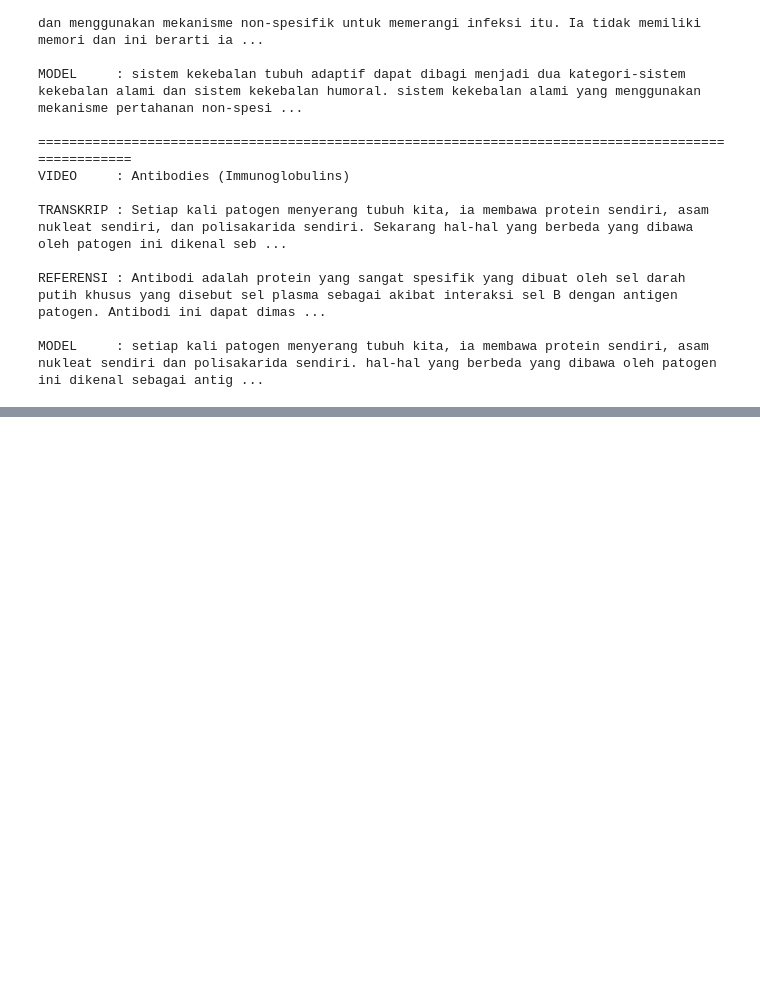
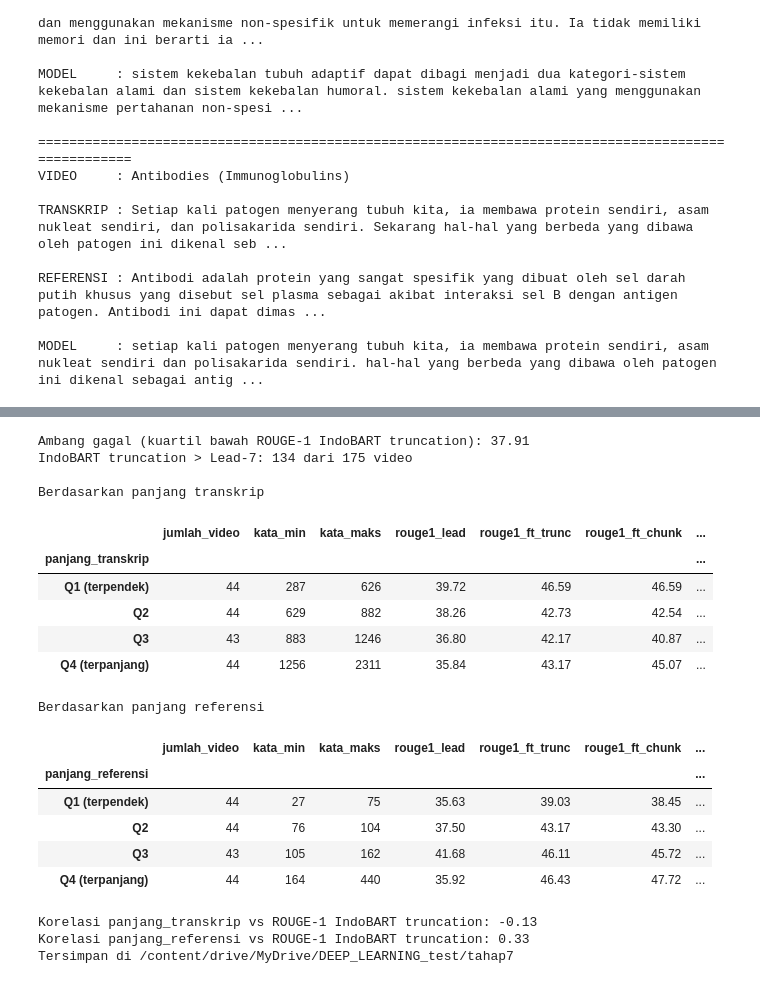
Before and after one commit to IRay3477/Pengembangan-Model-Deep-Learning-dan-Implementasi-API, a Jupyter notebook: Deep_Learning_Peringkasan_Otomatis_Video_Kuliah_Bahasa_Indonesia.ipynb, the cells around one changed output, grey strips where cells are left out. Cells and saved outputs as stored; diff of their text form; code cells hidden in the pictures; blank space fills up the shorter version.

```diff
--- a/Deep_Learning_Peringkasan_Otomatis_Video_Kuliah_Bahasa_Indonesia.ipynb
+++ b/Deep_Learning_Peringkasan_Otomatis_Video_Kuliah_Bahasa_Indonesia.ipynb
@@ -2332,0 +2565,73 @@ MODEL     : setiap kali patogen menyerang tubuh kita, ia membawa protein sendiri
+# %%
+metode_per_video = {
+    'lead': ('Baseline', f'Lead-{k_lead}'),
+    'ft_trunc': ('Fine-tuned', 'IndoBART-v2 (truncation)'),
+    'ft_chunk': ('Fine-tuned', 'IndoBART-v2 (chunk-and-summarize)'),
+}
+
+skor_per_video = pd.DataFrame({
+    'Video Name': data_test['Video Name'].values,
+    'panjang_transkrip': [len(teks.split()) for teks in transkrip_test],
+    'panjang_referensi': [len(teks.split()) for teks in referensi_test],
+})
+for nama_kolom, kunci in metode_per_video.items():
+    skor_per_video[f'rouge1_{nama_kolom}'] = [penilai_rouge.score(referensi, str(prediksi))['rouge1'].fmeasure * 100
+                                              for prediksi, referensi in zip(daftar_prediksi_test[kunci].fillna(''), referensi_test)]
+
+ambang_gagal = skor_per_video['rouge1_ft_trunc'].quantile(0.25)
+skor_per_video['gagal'] = skor_per_video['rouge1_ft_trunc'] < ambang_gagal
+print(f'Ambang gagal (kuartil bawah ROUGE-1 IndoBART truncation): {ambang_gagal:.2f}')
+print('IndoBART truncation > Lead-7:', (skor_per_video['rouge1_ft_trunc'] > skor_per_video['rouge1_lead']).sum(),
+      'dari', len(skor_per_video), 'video\n')
+
+def tabel_per_kuartil(kolom_panjang):
+    kuartil = pd.qcut(skor_per_video[kolom_panjang], 4, labels=['Q1 (terpendek)', 'Q2', 'Q3', 'Q4 (terpanjang)'])
+    tabel = skor_per_video.groupby(kuartil, observed=True).agg(
+        jumlah_video=('Video Name', 'size'),
+        kata_min=(kolom_panjang, 'min'),
+        kata_maks=(kolom_panjang, 'max'),
+        rouge1_lead=('rouge1_lead', 'mean'),
+        rouge1_ft_trunc=('rouge1_ft_trunc', 'mean'),
+        rouge1_ft_chunk=('rouge1_ft_chunk', 'mean'),
+        persen_gagal=('gagal', 'mean'),
+    )
+    tabel['persen_gagal'] = tabel['persen_gagal'] * 100
+    return tabel.round(2)
+
+tabel_panjang_transkrip = tabel_per_kuartil('panjang_transkrip')
+tabel_panjang_referensi = tabel_per_kuartil('panjang_referensi')
+print('Berdasarkan panjang transkrip')
+display(tabel_panjang_transkrip)
+print('Berdasarkan panjang referensi')
+display(tabel_panjang_referensi)
+
+# korelasi peringkat (Spearman): mendekati 0 berarti hampir tidak berhubungan
+for kolom_panjang in ['panjang_transkrip', 'panjang_referensi']:
+    korelasi = skor_per_video[kolom_panjang].corr(skor_per_video['rouge1_ft_trunc'], method='spearman')
+    print(f'Korelasi {kolom_panjang} vs ROUGE-1 IndoBART truncation: {korelasi:.2f}')
+
+skor_per_video.round(2).to_csv(f'{output_tahap7}/skor_rouge1_per_video_test.csv', index=False)
+tabel_panjang_transkrip.to_csv(f'{output_tahap7}/kegagalan_per_panjang_transkrip.csv')
+tabel_panjang_referensi.to_csv(f'{output_tahap7}/kegagalan_per_panjang_referensi.csv')
+print('Tersimpan di', output_tahap7)
+# %% [output]
+Ambang gagal (kuartil bawah ROUGE-1 IndoBART truncation): 37.91
+IndoBART truncation > Lead-7: 134 dari 175 video
+
+Berdasarkan panjang transkrip
+|  | jumlah_video | kata_min | kata_maks | rouge1_lead | rouge1_ft_trunc | rouge1_ft_chunk | ... |
+| panjang_transkrip |  |  |  |  |  |  | ... |
+| Q1 (terpendek) | 44 | 287 | 626 | 39.72 | 46.59 | 46.59 | ... |
+| Q2 | 44 | 629 | 882 | 38.26 | 42.73 | 42.54 | ... |
+| Q3 | 43 | 883 | 1246 | 36.80 | 42.17 | 40.87 | ... |
+| Q4 (terpanjang) | 44 | 1256 | 2311 | 35.84 | 43.17 | 45.07 | ... |
+Berdasarkan panjang referensi
+|  | jumlah_video | kata_min | kata_maks | rouge1_lead | rouge1_ft_trunc | rouge1_ft_chunk | ... |
+| panjang_referensi |  |  |  |  |  |  | ... |
+| Q1 (terpendek) | 44 | 27 | 75 | 35.63 | 39.03 | 38.45 | ... |
+| Q2 | 44 | 76 | 104 | 37.50 | 43.17 | 43.30 | ... |
+| Q3 | 43 | 105 | 162 | 41.68 | 46.11 | 45.72 | ... |
+| Q4 (terpanjang) | 44 | 164 | 440 | 35.92 | 46.43 | 47.72 | ... |
+Korelasi panjang_transkrip vs ROUGE-1 IndoBART truncation: -0.13
+Korelasi panjang_referensi vs ROUGE-1 IndoBART truncation: 0.33
+Tersimpan di /content/drive/MyDrive/DEEP_LEARNING_test/tahap7
```
Also changed, not shown: parts of 27 cells of this notebook.
